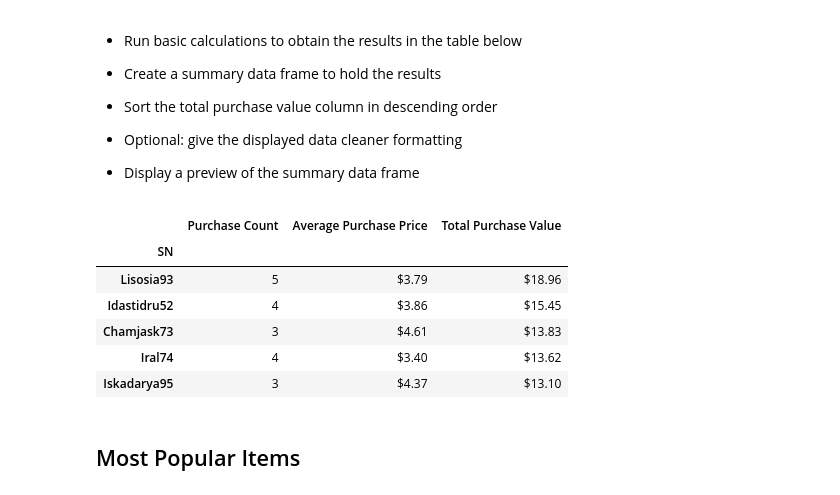
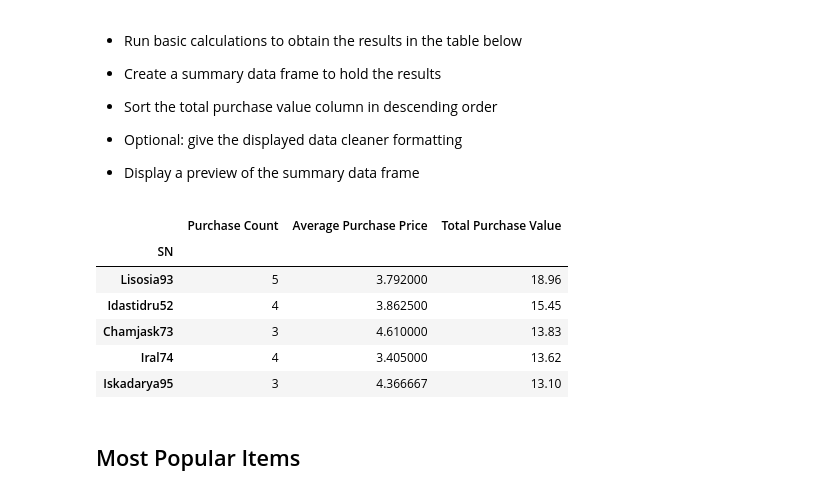
Before and after one commit to sydnipierce/pandas-challenge, a Jupyter notebook: HeroesOfPymoli/pymoli.ipynb, the cells around one changed output. Drawn from its saved outputs; the diff is of its cells as text; code cells hidden in the pictures.

Commit message:
Finished top spenders based on most popular items code

```diff
--- a/HeroesOfPymoli/pymoli.ipynb
+++ b/HeroesOfPymoli/pymoli.ipynb
@@ -378,16 +356,36 @@ Age Range
 
 
 * Display a preview of the summary data frame
-# %%
-sorted_age_group_df = age_group_df.sort_values("")
-# %% [output]
-|  | Purchase Count | Average Purchase Price | Total Purchase Value |
-| SN |  |  |  |
-| Lisosia93 | 5 | $3.79 | $18.96 |
-| Idastidru52 | 4 | $3.86 | $15.45 |
-| Chamjask73 | 3 | $4.61 | $13.83 |
-| Iral74 | 4 | $3.40 | $13.62 |
-| Iskadarya95 | 3 | $4.37 | $13.10 |
+# %%
+# Calculate number of purchases by individual
+count_purch_top = gender_group_df.count()["Price"]
+count_purch_top
+
+# Calculate average purchase price by individual
+avg_price_top = gender_group_df.mean()["Price"]
+avg_price_top
+
+# Calculate total purchase value by individual
+total_purchval_top = gender_group_df.sum()["Price"]
+total_purchval_top
+
+# Create new df with requested top spenders stats
+top_spend = pd.DataFrame({"Purchase Count": count_purch_top,
+                           "Average Purchase Price": avg_price_top,
+                                 "Total Purchase Value": total_purchval_top})
+top_spend
+
+# Sort new df to show top spenders
+sort_top_spend = top_spend.sort_values("Total Purchase Value", ascending=False)
+sort_top_spend.head()
+# %% [output]
+|  | Purchase Count | Average Purchase Price | Total Purchase Value |
+| SN |  |  |  |
+| Lisosia93 | 5 | 3.792000 | 18.96 |
+| Idastidru52 | 4 | 3.862500 | 15.45 |
+| Chamjask73 | 3 | 4.610000 | 13.83 |
+| Iral74 | 4 | 3.405000 | 13.62 |
+| Iskadarya95 | 3 | 4.366667 | 13.10 |
 # %% [markdown]
 ## Most Popular Items
 # %% [markdown]
```
Also changed, not shown: parts of 8 cells of this notebook.
